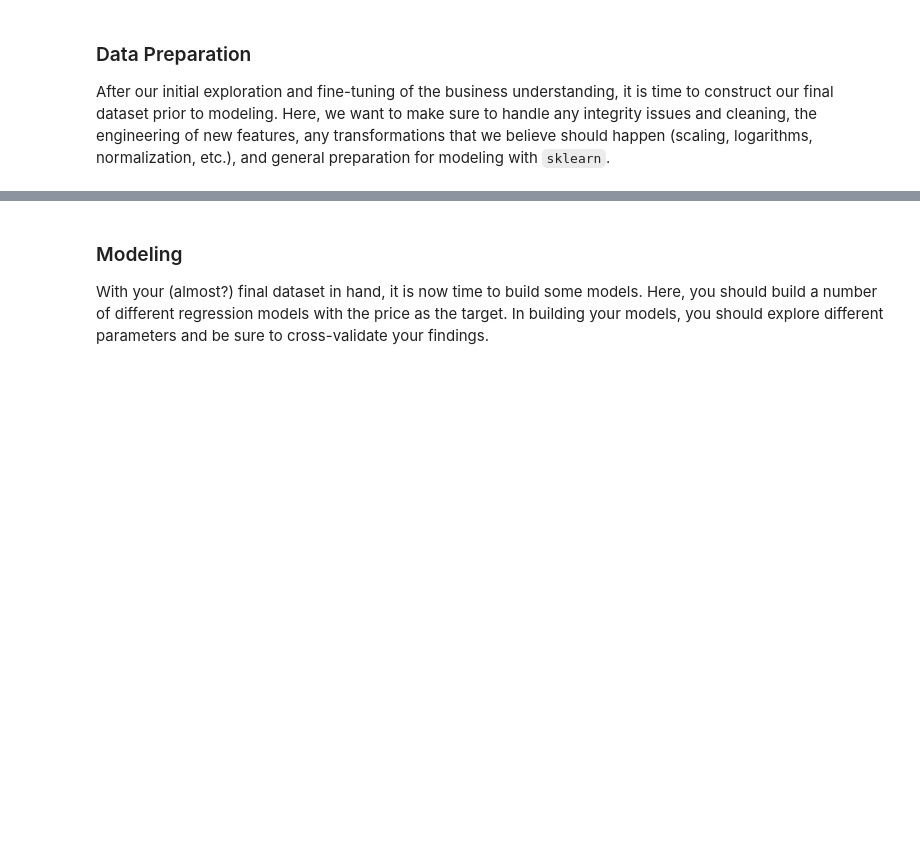
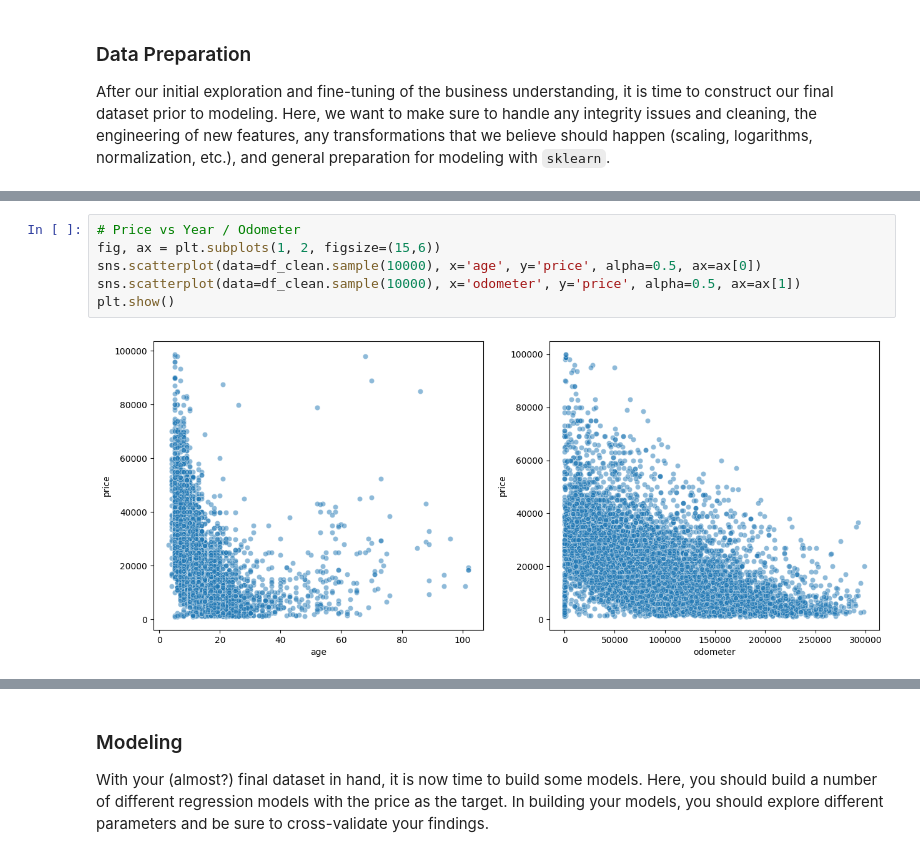
Before and after one commit to kimkok-UCBerkeleyHaas/Module-11_Assignment-11-1, a Jupyter notebook: Module-11_Assignment-11-1.ipynb, the cells around one changed output, grey strips where cells are left out. Drawn from its saved outputs; the diff is of its cells as text; blank space fills up the shorter version.

```diff
--- a/Module-11_Assignment-11-1.ipynb
+++ b/Module-11_Assignment-11-1.ipynb
@@ -95,0 +189,8 @@ After our initial exploration and fine-tuning of the business understanding, it
+# %%
+# Price vs Year / Odometer
+fig, ax = plt.subplots(1, 2, figsize=(15,6))
+sns.scatterplot(data=df_clean.sample(10000), x='age', y='price', alpha=0.5, ax=ax[0])
+sns.scatterplot(data=df_clean.sample(10000), x='odometer', y='price', alpha=0.5, ax=ax[1])
+plt.show()
+# %% [output]
+[figure, added]
```
Also changed, not shown: parts of 12 cells of this notebook.
